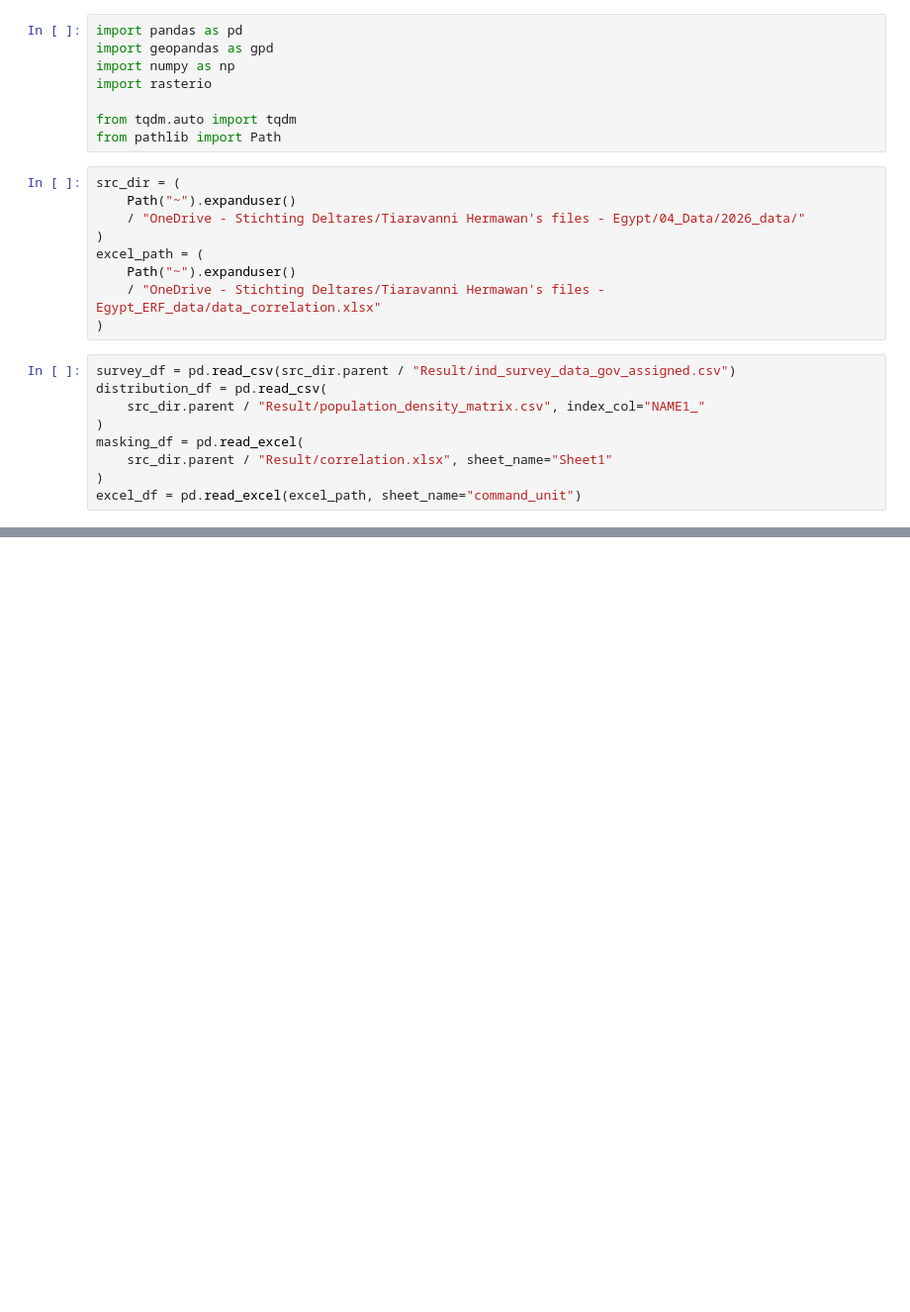
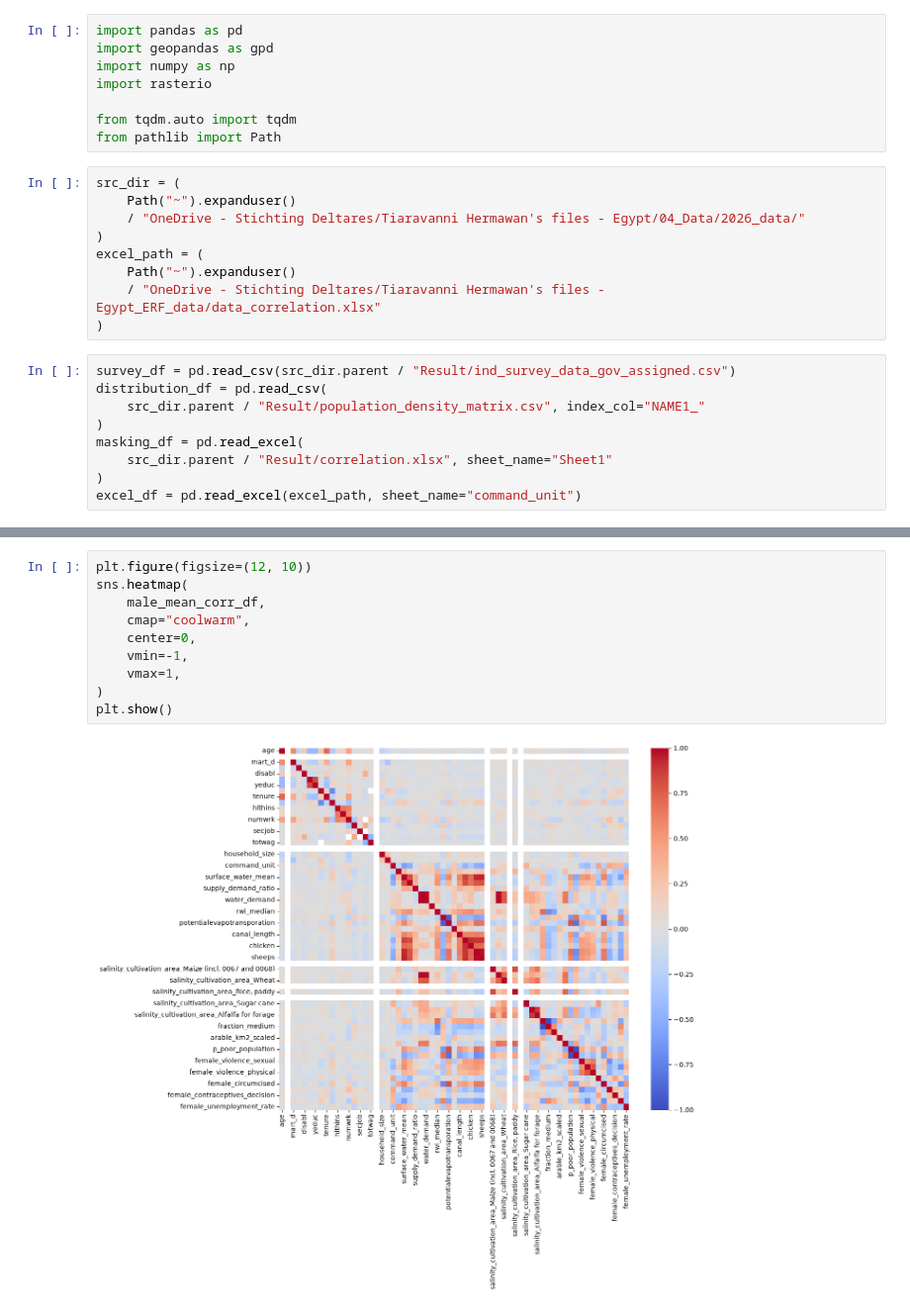
Before and after one commit to Deltares-research/egypt-survey-ml, a Jupyter notebook: notebooks/correlate-appended-survey-data.ipynb, the cells around one changed output, grey strips where cells are left out. Shown at 99% size. Drawn from its saved outputs; the diff is of its cells as text; blank space fills up the shorter version.

```diff
--- a/notebooks/correlate-appended-survey-data.ipynb
+++ b/notebooks/correlate-appended-survey-data.ipynb
@@ -197 +417,13 @@ plt.show()
+# %%
+plt.figure(figsize=(12, 10))
+sns.heatmap(
+    male_mean_corr_df,
+    cmap="coolwarm",
+    center=0,
+    vmin=-1,
+    vmax=1,
+)
+plt.show()
+# %% [output]
+[figure, added]
 # %%
```
Also changed, not shown: parts of 21 cells of this notebook, 8 other files.
